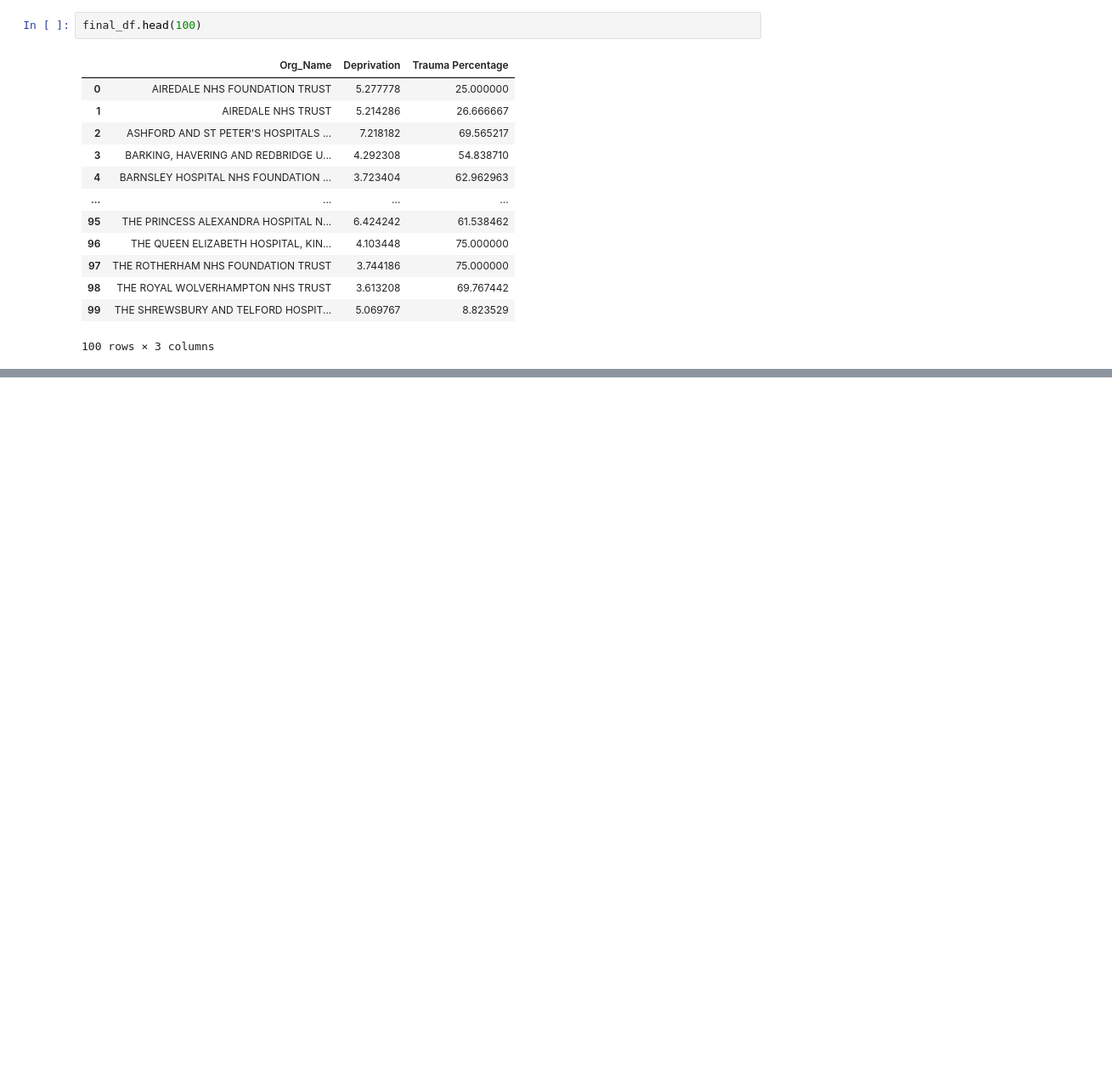
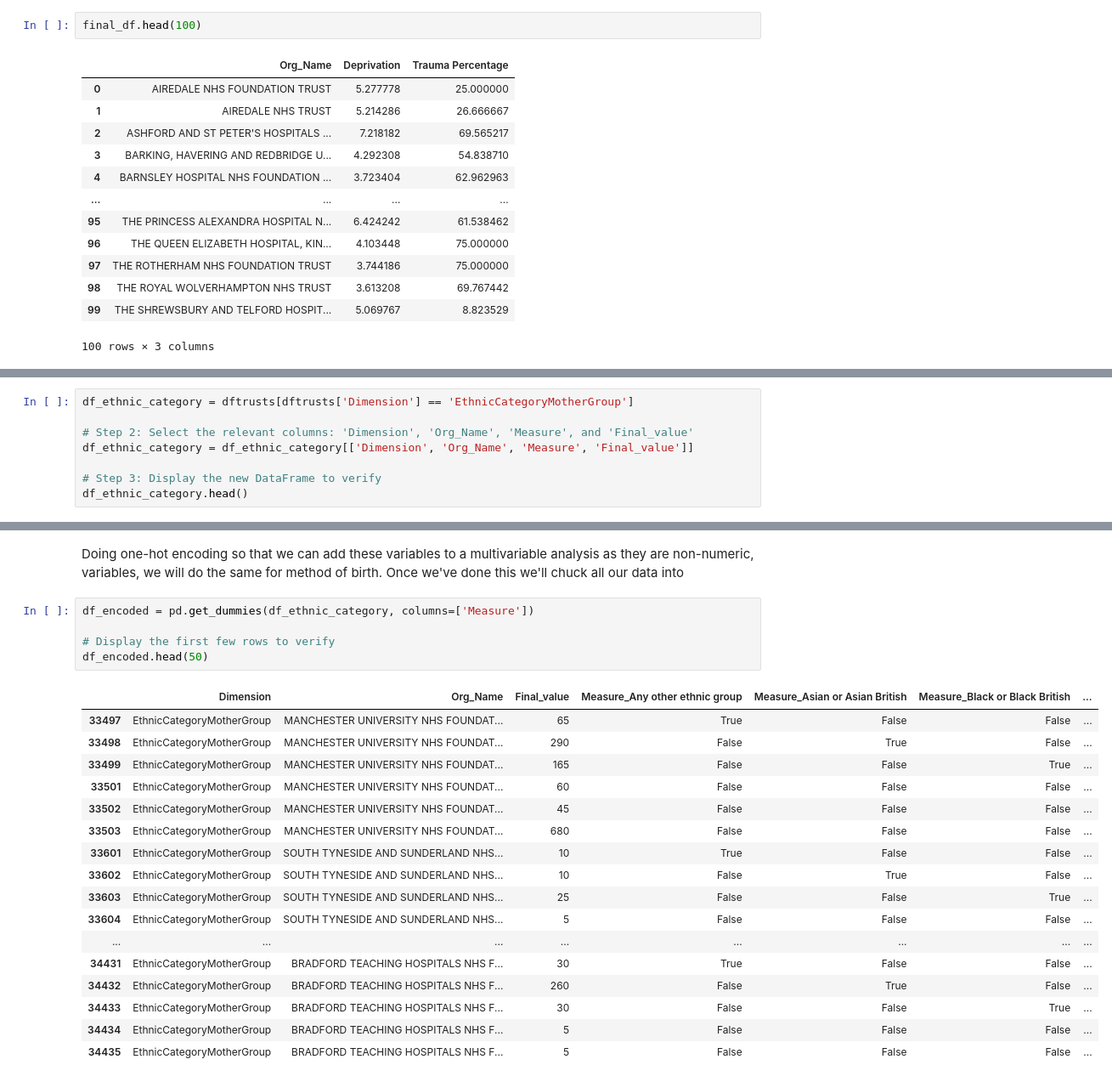
Before and after one commit to richardcornall/NHS-maternity-analysis, a Jupyter notebook: maternity analysis.ipynb, the cells around one changed output, grey strips where cells are left out. Shown at 85% size. Cells and saved outputs as stored; diff of their text form; blank space fills up the shorter version.

```diff
--- a/maternity analysis.ipynb
+++ b/maternity analysis.ipynb
@@ -407,0 +662,8 @@ show(p)
+# %%
+df_ethnic_category = dftrusts[dftrusts['Dimension'] == 'EthnicCategoryMotherGroup']
+
+# Step 2: Select the relevant columns: 'Dimension', 'Org_Name', 'Measure', and 'Final_value'
+df_ethnic_category = df_ethnic_category[['Dimension', 'Org_Name', 'Measure', 'Final_value']]
+
+# Step 3: Display the new DataFrame to verify
+df_ethnic_category.head()
@@ -407,0 +677,25 @@ show(p)
+# %% [markdown]
+Doing one-hot encoding so that we can add these variables to a multivariable analysis as they are non-numeric,  variables, we will do the same for method of birth. Once we've done this we'll chuck all our data into
+# %%
+df_encoded = pd.get_dummies(df_ethnic_category, columns=['Measure'])
+
+# Display the first few rows to verify
+df_encoded.head(50)
+# %% [output]
+|  | Dimension | Org_Name | Final_value | Measure_Any other ethnic group | Measure_Asian or Asian British | Measure_Black or Black British | ... |
+| 33497 | EthnicCategoryMotherGroup | MANCHESTER UNIVERSITY NHS FOUNDAT... | 65 | True | False | False | ... |
+| 33498 | EthnicCategoryMotherGroup | MANCHESTER UNIVERSITY NHS FOUNDAT... | 290 | False | True | False | ... |
+| 33499 | EthnicCategoryMotherGroup | MANCHESTER UNIVERSITY NHS FOUNDAT... | 165 | False | False | True | ... |
+| 33501 | EthnicCategoryMotherGroup | MANCHESTER UNIVERSITY NHS FOUNDAT... | 60 | False | False | False | ... |
+| 33502 | EthnicCategoryMotherGroup | MANCHESTER UNIVERSITY NHS FOUNDAT... | 45 | False | False | False | ... |
+| 33503 | EthnicCategoryMotherGroup | MANCHESTER UNIVERSITY NHS FOUNDAT... | 680 | False | False | False | ... |
+| 33601 | EthnicCategoryMotherGroup | SOUTH TYNESIDE AND SUNDERLAND NHS... | 10 | True | False | False | ... |
+| 33602 | EthnicCategoryMotherGroup | SOUTH TYNESIDE AND SUNDERLAND NHS... | 10 | False | True | False | ... |
+| 33603 | EthnicCategoryMotherGroup | SOUTH TYNESIDE AND SUNDERLAND NHS... | 25 | False | False | True | ... |
+| 33604 | EthnicCategoryMotherGroup | SOUTH TYNESIDE AND SUNDERLAND NHS... | 5 | False | False | False | ... |
+| ... | ... | ... | ... | ... | ... | ... | ... |
+| 34431 | EthnicCategoryMotherGroup | BRADFORD TEACHING HOSPITALS NHS F... | 30 | True | False | False | ... |
+| 34432 | EthnicCategoryMotherGroup | BRADFORD TEACHING HOSPITALS NHS F... | 260 | False | True | False | ... |
+| 34433 | EthnicCategoryMotherGroup | BRADFORD TEACHING HOSPITALS NHS F... | 30 | False | False | True | ... |
+| 34434 | EthnicCategoryMotherGroup | BRADFORD TEACHING HOSPITALS NHS F... | 5 | False | False | False | ... |
+| 34435 | EthnicCategoryMotherGroup | BRADFORD TEACHING HOSPITALS NHS F... | 5 | False | False | False | ... |
```
Also changed, not shown: parts of 41 cells of this notebook.
